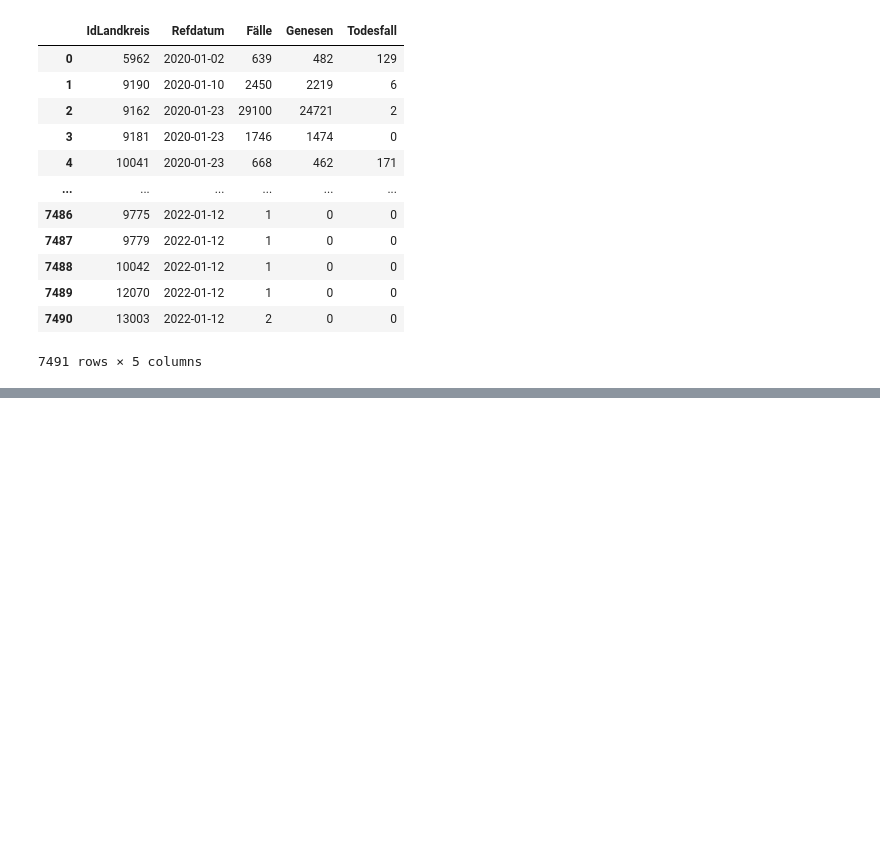
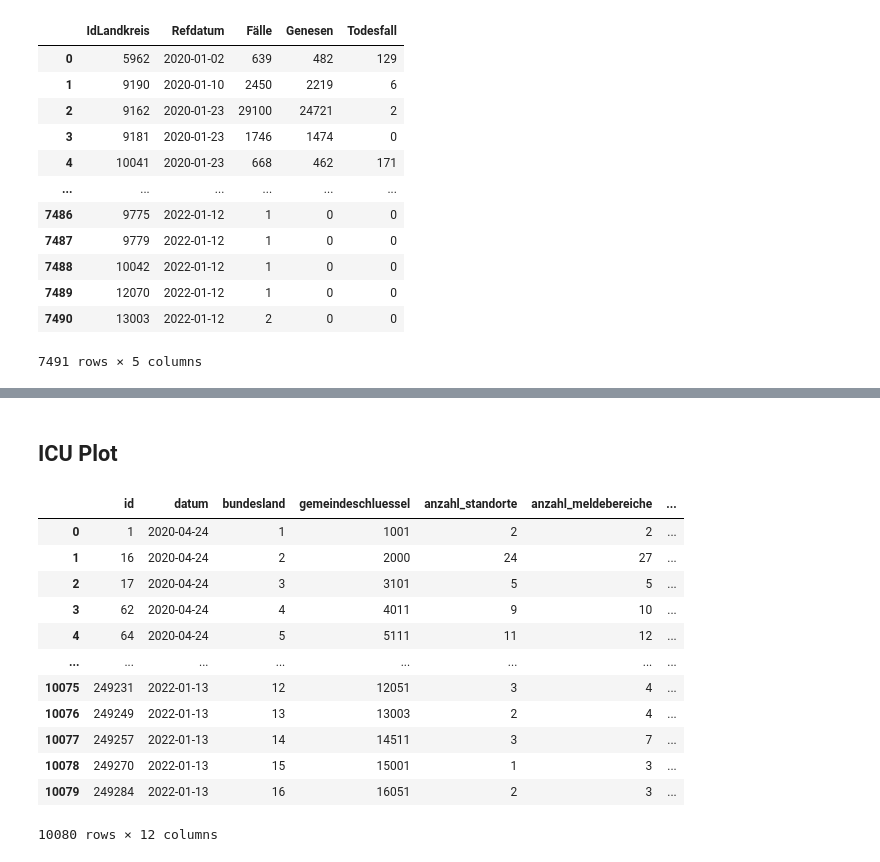
Before and after one commit to BackInBash/cov19-ki, a Jupyter notebook: icu.ipynb, the cells around one changed output, grey strips where cells are left out. Cells and saved outputs as stored; diff of their text form; code cells hidden in the pictures; blank space fills up the shorter version.

```diff
--- a/icu.ipynb
+++ b/icu.ipynb
@@ -56,0 +66,22 @@ plt.legend();
+# %% [markdown]
+## ICU Plot
+# %%
+# Read Cov19 cases seperated by Landkreis, Refdatum, Geschlecht
+betten = pd.read_sql_query(
+    "SELECT * FROM fallzahlen f GROUP BY datum, bundesland;", conn)
+# Print result
+betten
+# %% [output]
+|  | id | datum | bundesland | gemeindeschluessel | anzahl_standorte | anzahl_meldebereiche | ... |
+| 0 | 1 | 2020-04-24 | 1 | 1001 | 2 | 2 | ... |
+| 1 | 16 | 2020-04-24 | 2 | 2000 | 24 | 27 | ... |
+| 2 | 17 | 2020-04-24 | 3 | 3101 | 5 | 5 | ... |
+| 3 | 62 | 2020-04-24 | 4 | 4011 | 9 | 10 | ... |
+| 4 | 64 | 2020-04-24 | 5 | 5111 | 11 | 12 | ... |
+| ... | ... | ... | ... | ... | ... | ... | ... |
+| 10075 | 249231 | 2022-01-13 | 12 | 12051 | 3 | 4 | ... |
+| 10076 | 249249 | 2022-01-13 | 13 | 13003 | 2 | 4 | ... |
+| 10077 | 249257 | 2022-01-13 | 14 | 14511 | 3 | 7 | ... |
+| 10078 | 249270 | 2022-01-13 | 15 | 15001 | 1 | 3 | ... |
+| 10079 | 249284 | 2022-01-13 | 16 | 16051 | 2 | 3 | ... |
+10080 rows × 12 columns
```
Also changed, not shown: parts of 5 cells of this notebook.
